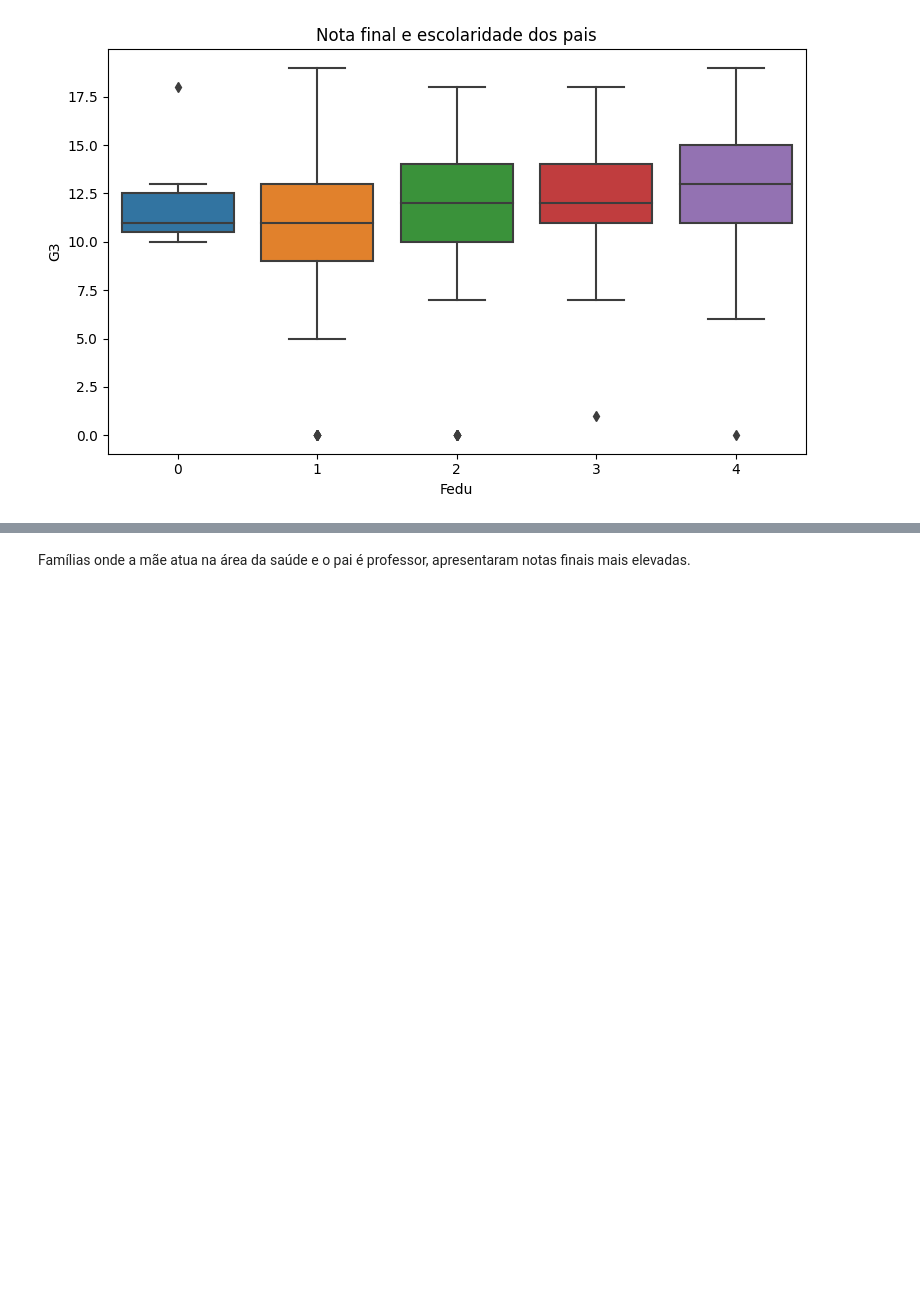
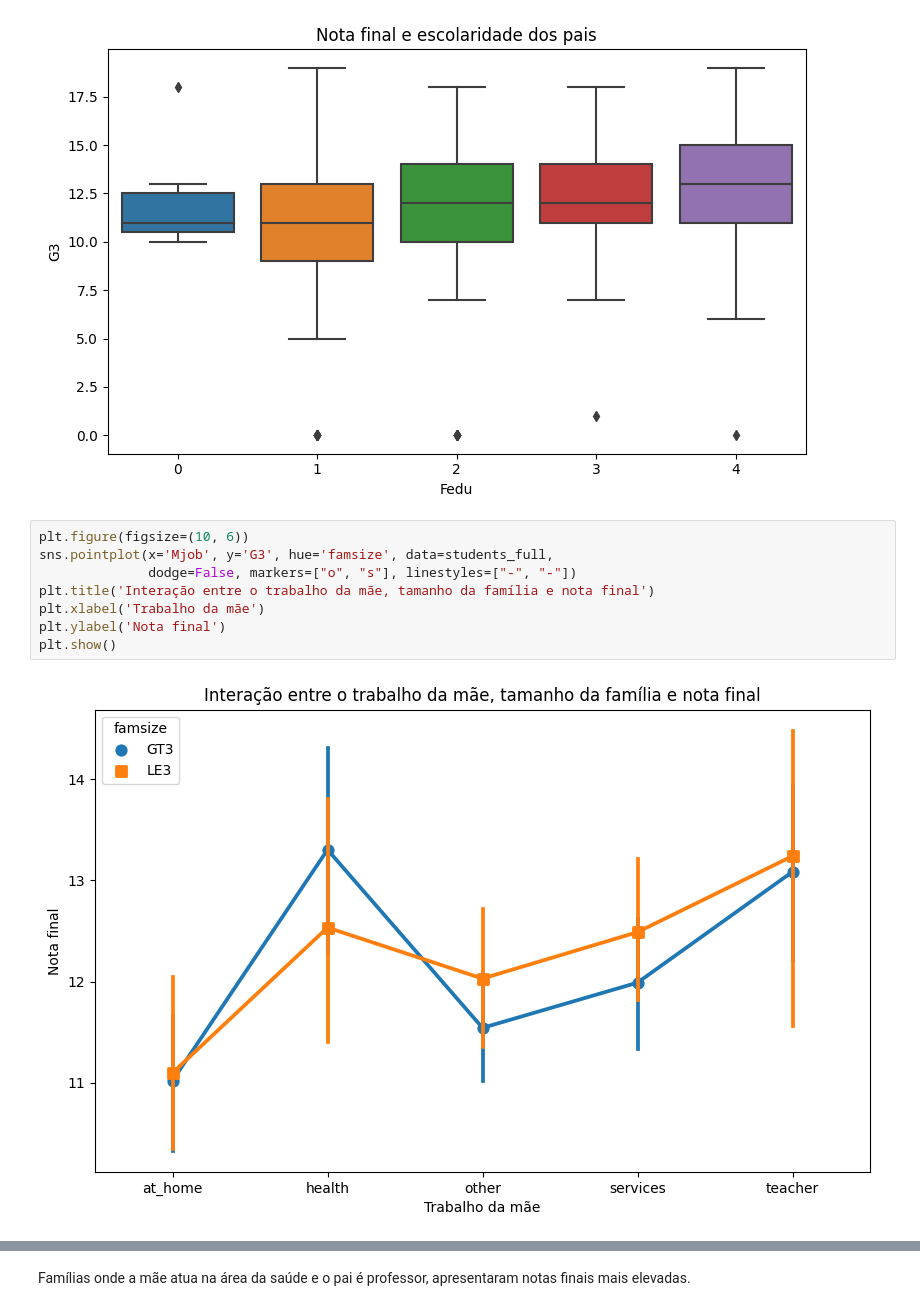
Before and after one commit to emanoelopes/progpy, a Jupyter notebook: uci-dt-studentsperformanceprediction.ipynb, the cells around one changed output, grey strips where cells are left out. Cells and saved outputs as stored; diff of their text form; blank space fills up the shorter version.

Commit message:
Kaggle Notebook | UCI - LR - Students Performance Prediction | Version 18

```diff
--- a/uci-dt-studentsperformanceprediction.ipynb
+++ b/uci-dt-studentsperformanceprediction.ipynb
@@ -246,6 +243,16 @@ plt.tight_layout()
 plt.show()
 # %% [output]
 [figure]
+# %%
+plt.figure(figsize=(10, 6))
+sns.pointplot(x='Mjob', y='G3', hue='famsize', data=students_full,
+              dodge=False, markers=["o", "s"], linestyles=["-", "-"])
+plt.title('Interação entre o trabalho da mãe, tamanho da família e nota final')
+plt.xlabel('Trabalho da mãe')
+plt.ylabel('Nota final')
+plt.show()
+# %% [output]
+[figure, added]
 # %%
 plt.figure(figsize=(10, 6))
 sns.pointplot(x='Fjob', y='G3', hue='famsize', data=students_full,
```
Also changed, not shown: parts of 8 cells of this notebook.
